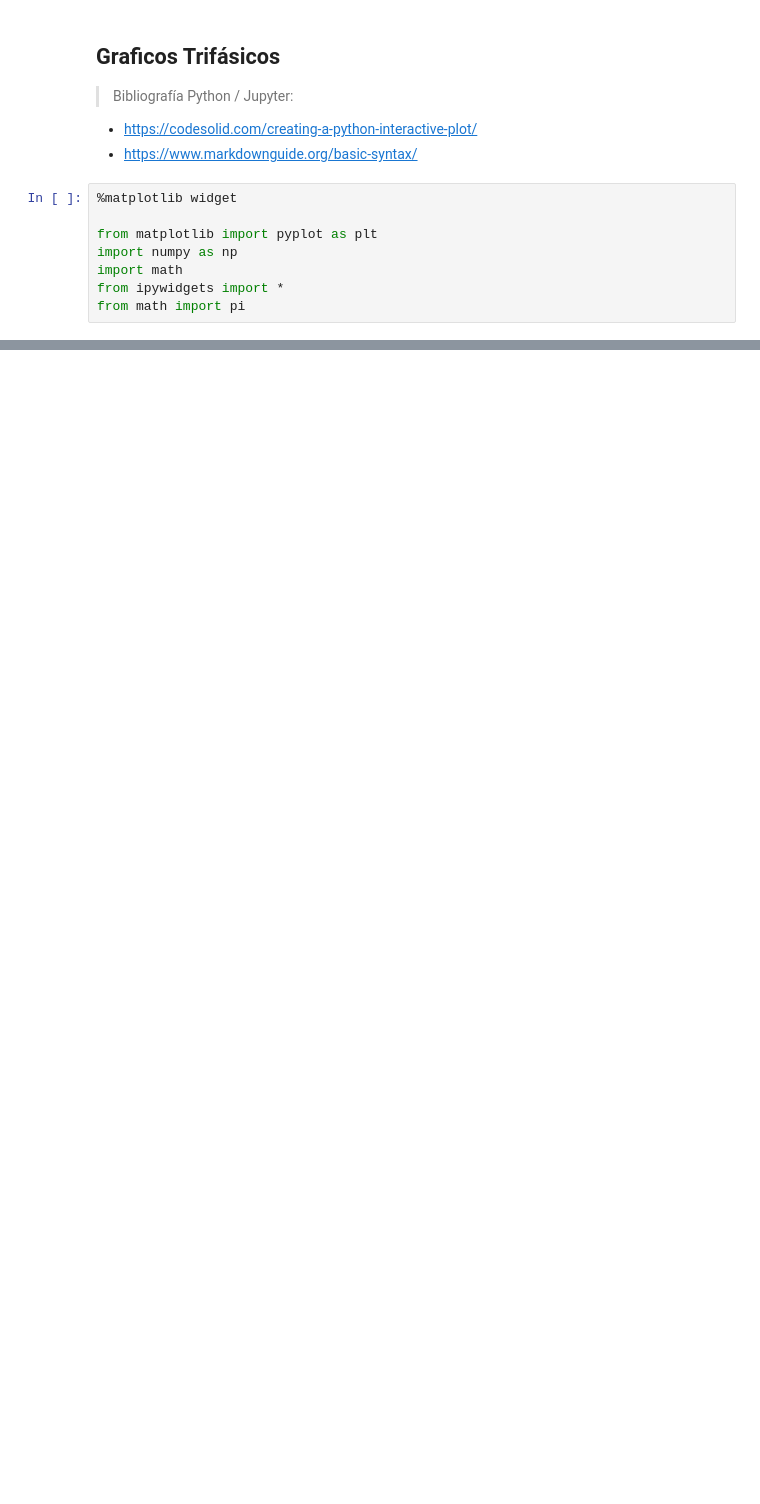
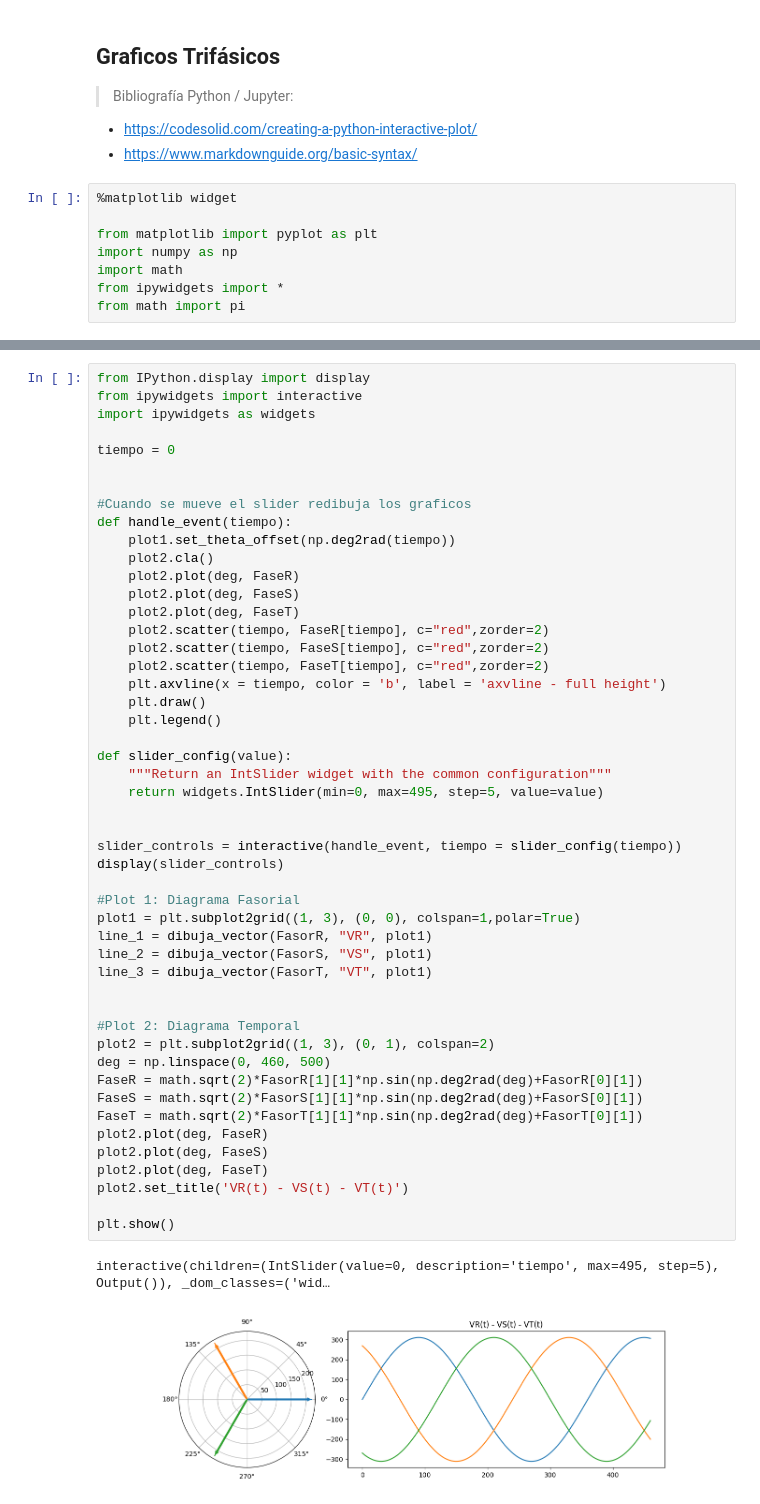
Before and after one commit to siberiano86/edpUTN, a Jupyter notebook: GraficosTrifasica.ipynb, the cells around one changed output, grey strips where cells are left out. Drawn from its saved outputs; the diff is of its cells as text; blank space fills up the shorter version.

```diff
--- a/GraficosTrifasica.ipynb
+++ b/GraficosTrifasica.ipynb
@@ -122,0 +57,52 @@ NameError: name 'vector_1' is not defined
+# %%
+from IPython.display import display
+from ipywidgets import interactive
+import ipywidgets as widgets
+
+tiempo = 0
+
+
+#Cuando se mueve el slider redibuja los graficos
+def handle_event(tiempo):
+    plot1.set_theta_offset(np.deg2rad(tiempo))
+    plot2.cla()
+    plot2.plot(deg, FaseR)
+    plot2.plot(deg, FaseS)
+    plot2.plot(deg, FaseT)
+    plot2.scatter(tiempo, FaseR[tiempo], c="red",zorder=2)
+    plot2.scatter(tiempo, FaseS[tiempo], c="red",zorder=2)
+    plot2.scatter(tiempo, FaseT[tiempo], c="red",zorder=2)
+    plt.axvline(x = tiempo, color = 'b', label = 'axvline - full height')
+    plt.draw()
+    plt.legend()
+
+def slider_config(value):
+    """Return an IntSlider widget with the common configuration"""
+    return widgets.IntSlider(min=0, max=495, step=5, value=value)
+
+
+slider_controls = interactive(handle_event, tiempo = slider_config(tiempo))
+display(slider_controls)
+
+#Plot 1: Diagrama Fasorial
+plot1 = plt.subplot2grid((1, 3), (0, 0), colspan=1,polar=True)
+line_1 = dibuja_vector(FasorR, "VR", plot1)
+line_2 = dibuja_vector(FasorS, "VS", plot1)
+line_3 = dibuja_vector(FasorT, "VT", plot1)
+
+
+#Plot 2: Diagrama Temporal
+plot2 = plt.subplot2grid((1, 3), (0, 1), colspan=2)
+deg = np.linspace(0, 460, 500)
+FaseR = math.sqrt(2)*FasorR[1][1]*np.sin(np.deg2rad(deg)+FasorR[0][1])
+FaseS = math.sqrt(2)*FasorS[1][1]*np.sin(np.deg2rad(deg)+FasorS[0][1])
+FaseT = math.sqrt(2)*FasorT[1][1]*np.sin(np.deg2rad(deg)+FasorT[0][1])
+plot2.plot(deg, FaseR)
+plot2.plot(deg, FaseS)
+plot2.plot(deg, FaseT)
+plot2.set_title('VR(t) - VS(t) - VT(t)')
+
+plt.show()
+# %% [output]
+interactive(children=(IntSlider(value=0, description='tiempo', max=495, step=5), Output()), _dom_classes=('wid…
+[figure, added]
```
Also changed, not shown: parts of 2 cells of this notebook.
